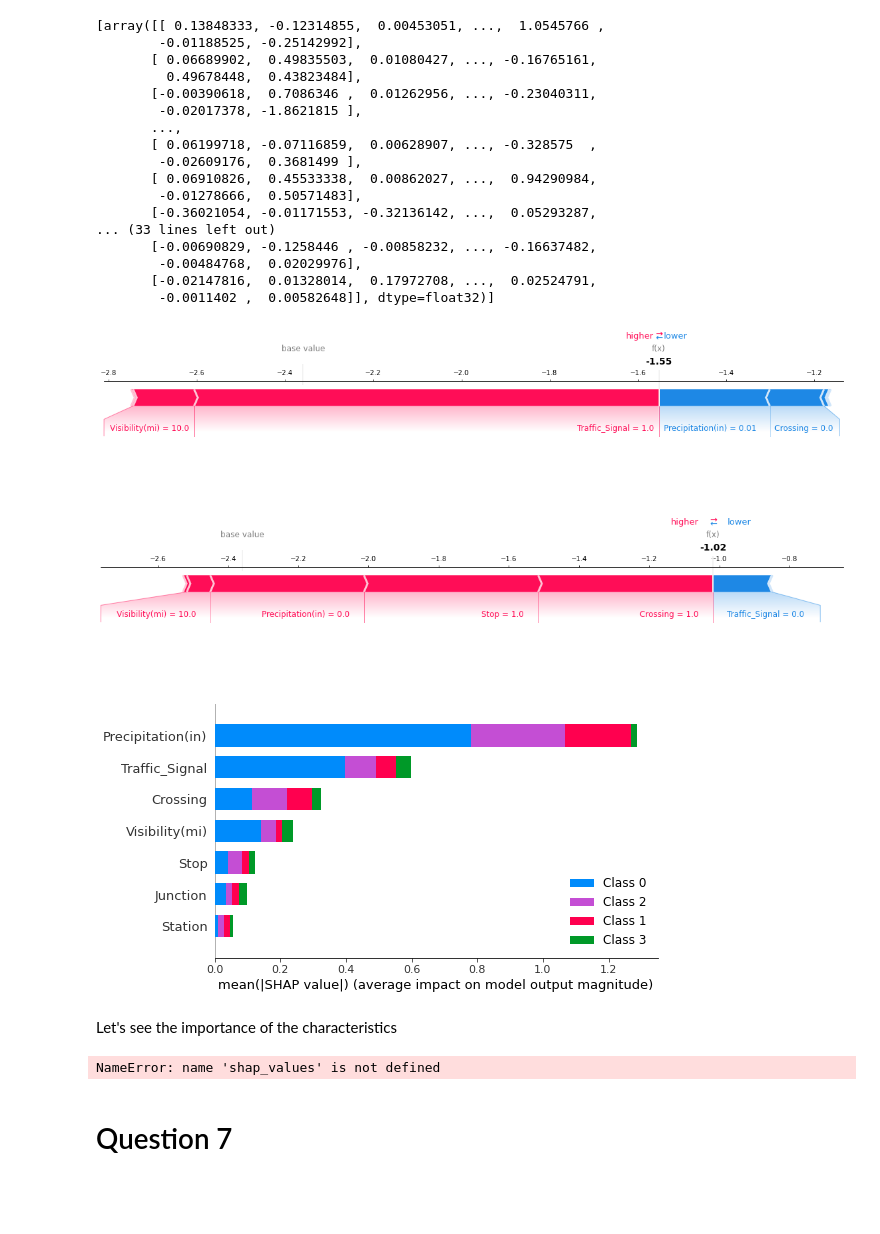
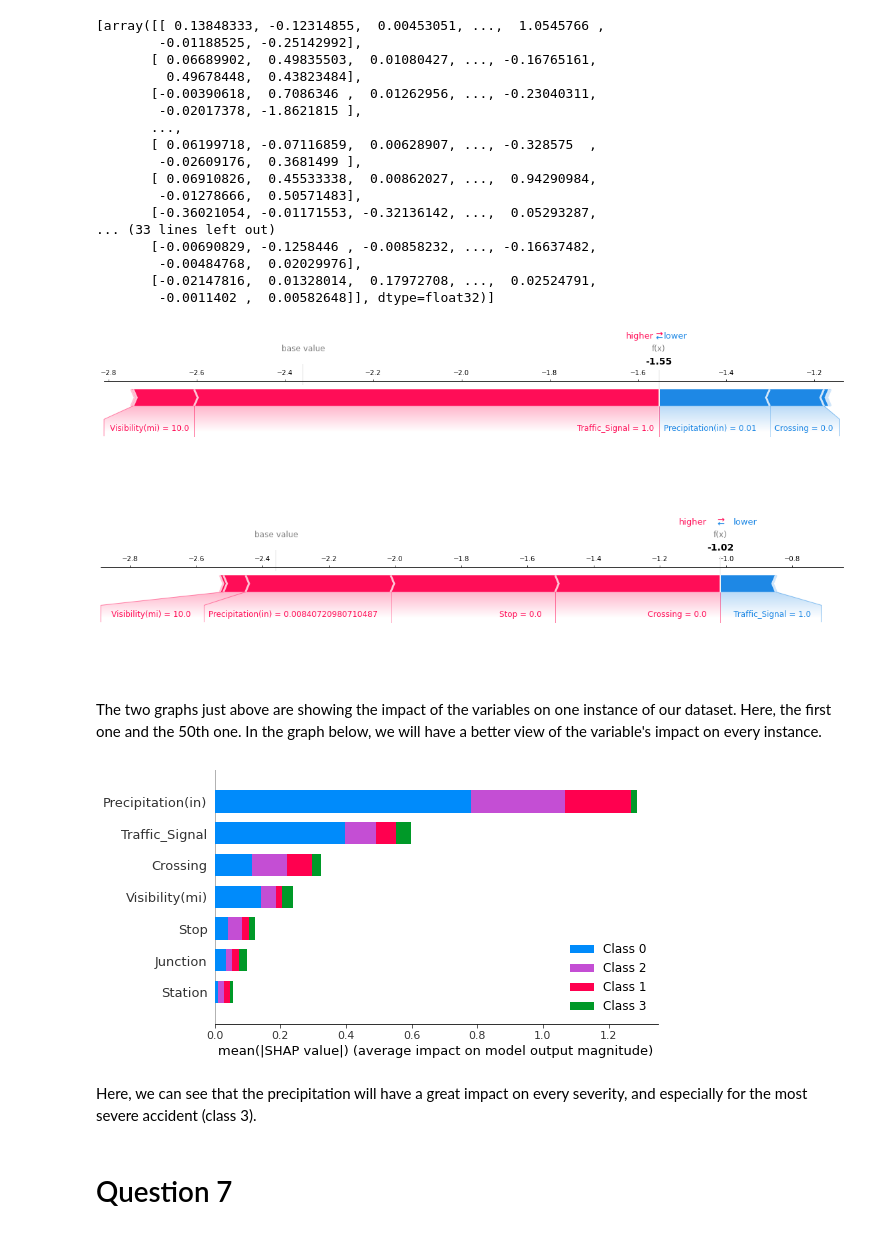
Before and after one commit to RinjieMX/ExplainAI_TD4, a Jupyter notebook: Notebook_TD4.ipynb, the cells around one changed output. Cells and saved outputs as stored; diff of their text form; code cells hidden in the pictures; blank space fills up the shorter version.

```diff
--- a/Notebook_TD4.ipynb
+++ b/Notebook_TD4.ipynb
@@ -630,17 +630,15 @@ print(shap_values)
         -0.00484768,  0.02029976],
        [-0.02147816,  0.01328014,  0.17972708, ...,  0.02524791,
         -0.0011402 ,  0.00582648]], dtype=float32)]
-# %%
-shap.force_plot(explainer.expected_value[0], shap_values[0][0,:], X_test2.iloc[0,:], matplotlib=True)
-shap.force_plot(explainer.expected_value[0], shap_values[0][1,:], X_test2.iloc[1,:], matplotlib=True)
-shap.summary_plot(shap_values, X_test2, plot_type="bar")
-# %% [output]
-[figure, removed]
-[figure, removed]
-[figure, removed]
-# %% [markdown]
-Let's see the importance of the characteristics
+# %%
+shap.force_plot(explainer.expected_value[0], shap_values[0][0,:], X_test2.iloc[0,:], matplotlib=True)
+shap.force_plot(explainer.expected_value[0], shap_values[0][1,:], X_test2.iloc[1041,:], matplotlib=True)
+# %% [output]
+[figure, added]
+[figure, added]
+# %% [markdown]
+The two graphs just above are showing the impact of the variables on one instance of our dataset. Here, the first one and the 50th one. In the graph below, we will have a better view of the variable's impact on every instance.
 # %%
-shap.summary_plot(shap_values, X_test, plot_type="bar")
+shap.summary_plot(shap_values, X_test2, plot_type="bar")
 # %% [output]
-NameError: name 'shap_values' is not defined
+[figure, added]
@@ -649,3 +645,5 @@ shap.summary_plot(shap_values, X_test)
+# %% [markdown]
+Here, we can see that the precipitation will have a great impact on every severity, and especially for the most severe accident (class 3).
 # %%
 for feature in ['nom_de_la_première_variable_importante', 'nom_de_la_seconde_variable_importante']:
     shap.dependence_plot(feature, shap_values, X_test)
```
Also changed, not shown: parts of 7 cells of this notebook.
